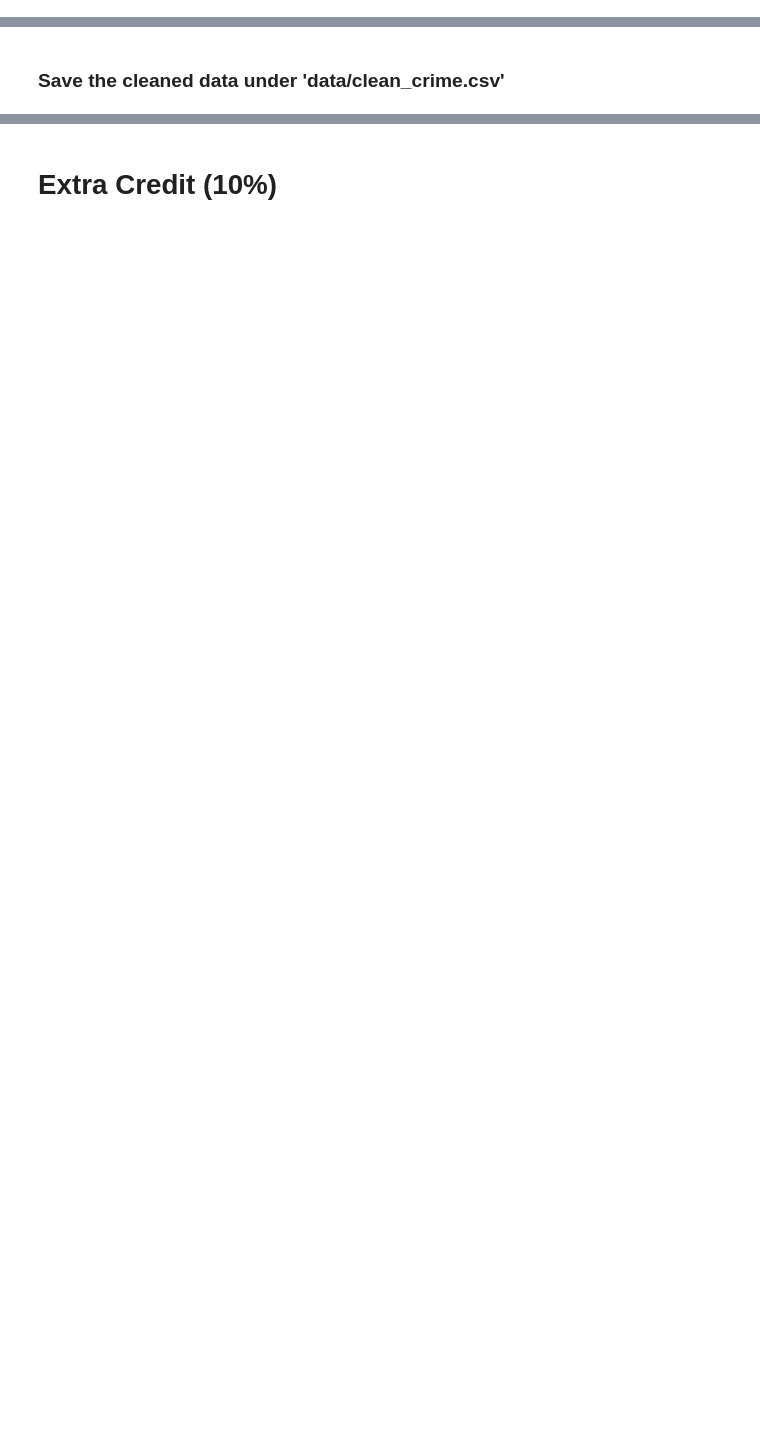
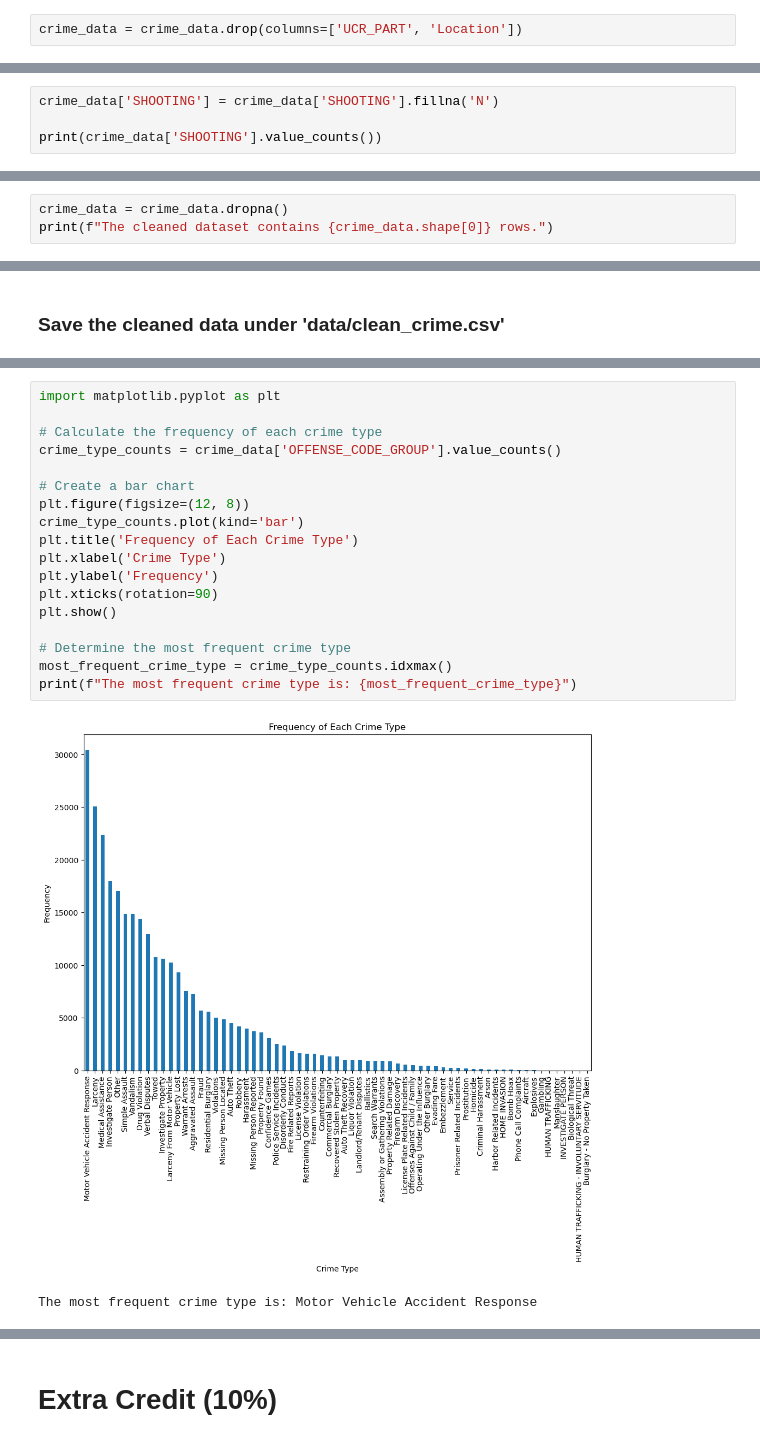
Before and after one commit to hank1224/1132-BigDataAnalytics, a Jupyter notebook: Homework1/homework1.ipynb, the cells around one changed output, grey strips where cells are left out. Drawn from its saved outputs; the diff is of its cells as text; blank space fills up the shorter version.

```diff
--- a/Homework1/homework1.ipynb
+++ b/Homework1/homework1.ipynb
@@ -183,5 +104,11 @@ The dataset contains 319073 rows.
 # Clean the the data (25%)
 # %% [markdown]
 ### remove columns: `UCR PARTS` and `Location`
+# %%
+crime_data = crime_data.drop(columns=['UCR_PART', 'Location'])
 # %% [markdown]
 ### replace column `SHOOTING` value from NaN to "N"
+# %%
+crime_data['SHOOTING'] = crime_data['SHOOTING'].fillna('N')
+
+print(crime_data['SHOOTING'].value_counts())
@@ -188,2 +120,5 @@ The dataset contains 319073 rows.
 # %% [markdown]
 ### Remove rows with incomplete data
+# %%
+crime_data = crime_data.dropna()
+print(f"The cleaned dataset contains {crime_data.shape[0]} rows.")
@@ -191,0 +165,21 @@ The dataset contains 319073 rows.
+# %%
+import matplotlib.pyplot as plt
+
+# Calculate the frequency of each crime type
+crime_type_counts = crime_data['OFFENSE_CODE_GROUP'].value_counts()
+
+# Create a bar chart
+plt.figure(figsize=(12, 8))
+crime_type_counts.plot(kind='bar')
+plt.title('Frequency of Each Crime Type')
+plt.xlabel('Crime Type')
+plt.ylabel('Frequency')
+plt.xticks(rotation=90)
+plt.show()
+
+# Determine the most frequent crime type
+most_frequent_crime_type = crime_type_counts.idxmax()
+print(f"The most frequent crime type is: {most_frequent_crime_type}")
+# %% [output]
+[figure, added]
+The most frequent crime type is: Motor Vehicle Accident Response
```
Also changed, not shown: parts of 13 cells of this notebook.
